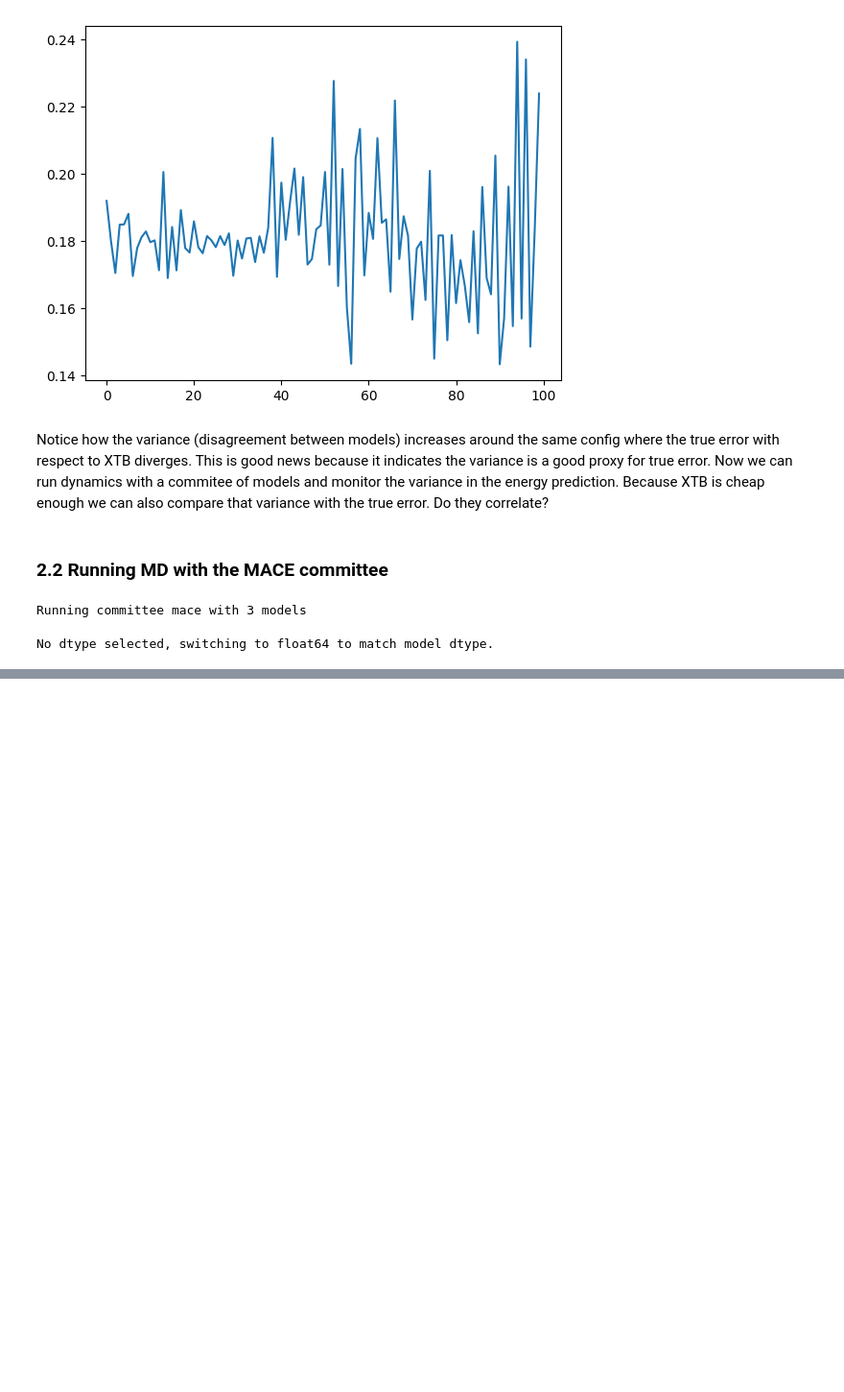
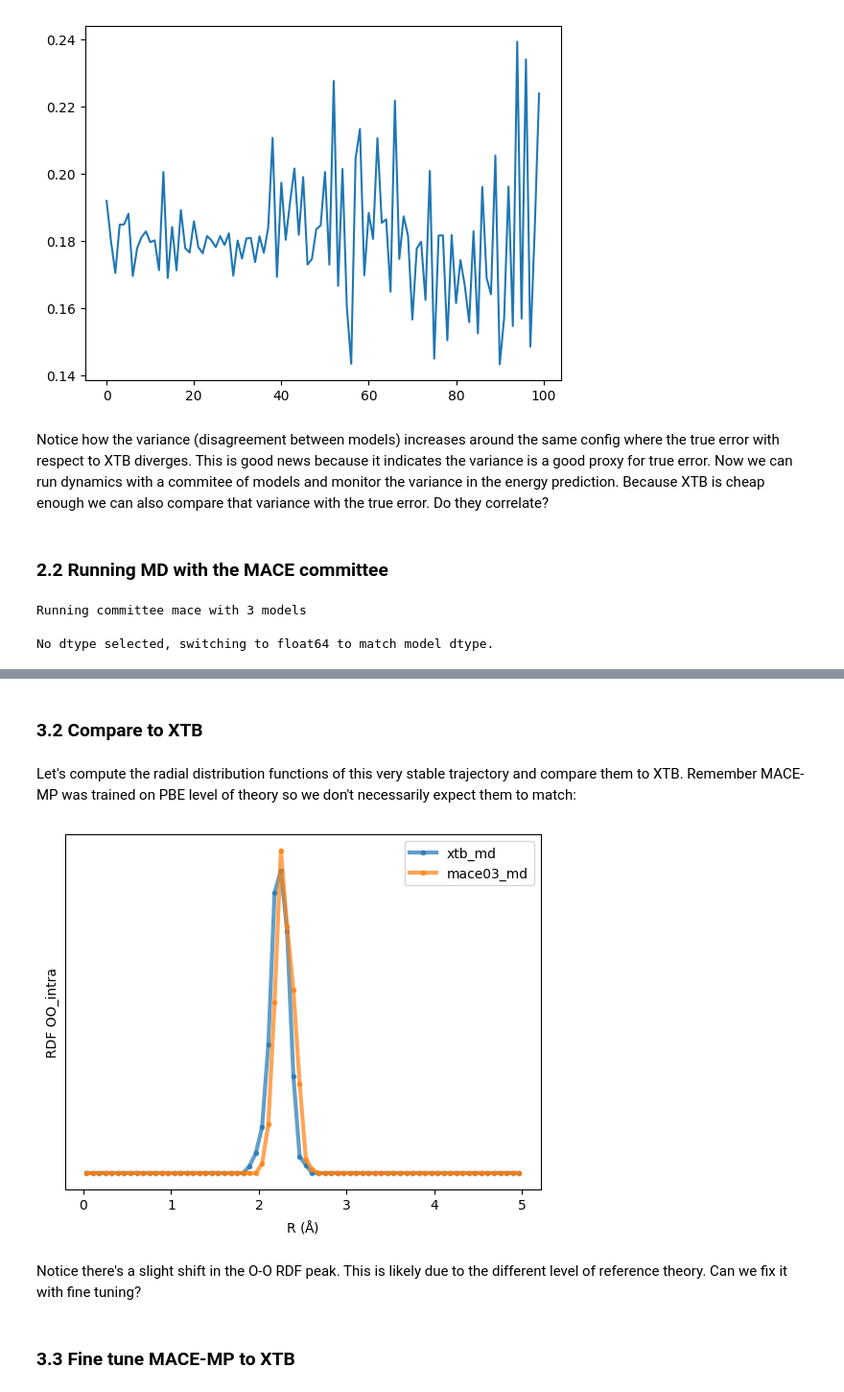
Before and after one commit to imagdau/Tutorials, a Jupyter notebook: T02-MACE-Practice-II.ipynb, the cells around one changed output, grey strips where cells are left out. Shown at 96% size. Saved outputs shown, nothing was run; the diff lists cells and outputs as text; code cells hidden in the pictures; blank space fills up the shorter version.

```diff
--- a/T02-MACE-Practice-II.ipynb
+++ b/T02-MACE-Practice-II.ipynb
@@ -583,0 +504,8 @@ As expected, the dynamics has failed. In this case our reference PES is xtb whic
+# %%
+from ase.io import read, write
+import nglview as nv
+
+traj = read('moldyn/mace03_md.xyz', ':')
+view = nv.show_asetraj(traj)
+view._set_size(w='100%', h='500px')
+view
@@ -583,0 +515,28 @@ As expected, the dynamics has failed. In this case our reference PES is xtb whic
+# %% [markdown]
+### 3.2 Compare to XTB
+# %% [markdown]
+Let's compute the radial distribution functions of this very stable trajectory and compare them to XTB. Remember MACE-MP was trained on PBE level of theory so we don't necessarily expect them to match:
+# %%
+from matplotlib import pyplot as plt
+from aseMolec import anaAtoms as aa
+
+tag = 'OO_intra' #choose one of 'HH_intra', 'HC_intra', 'HO_intra', 'CC_intra', 'CO_intra', 'OO_intra'
+
+for f in ['xtb_md', 'mace03_md']:
+    traj = read('moldyn/'+f+'.xyz', '50:') #ignore first 50 frames
+    for at in traj:
+        at.pbc = True #create a fake box for rdf compatibility
+        at.cell = [100,100,100]
+    rdf = aa.compute_rdfs_traj_avg(traj, rmax=5, nbins=70) #aseMolec provides functionality to compute RDFs
+    plt.plot(rdf[1], rdf[0][tag], '.-', label=f, alpha=0.7, linewidth=3)
+
+plt.legend();
+plt.yticks([]);
+plt.xlabel(r'R ($\rm \AA$)');
+plt.ylabel('RDF '+tag);
+# %% [output]
+[figure, added]
+# %% [markdown]
+Notice there's a slight shift in the O-O RDF peak. This is likely due to the different level of reference theory. Can we fix it with fine tuning?
+# %% [markdown]
+### 3.3 Fine tune MACE-MP to XTB
```
Also changed, not shown: parts of 13 cells of this notebook, 1 other file.
